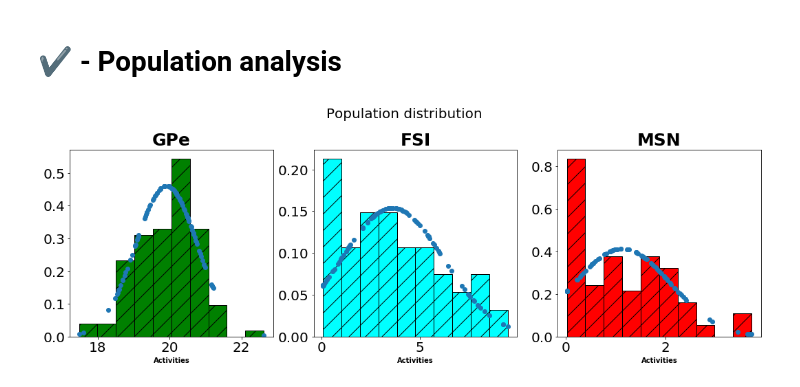
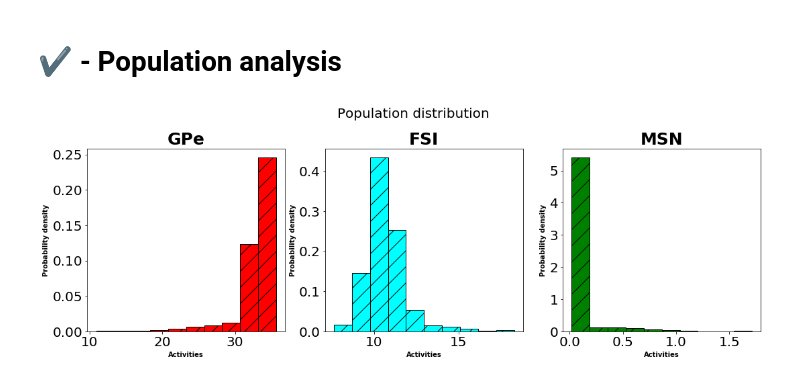
Before and after one commit to YacineOb/BasalGangliaModel2017, a Jupyter notebook: Basal_Ganglia_Model_MsnGpFsi.ipynb, the cells around one changed output. Saved outputs shown, nothing was run; the diff lists cells and outputs as text; code cells hidden in the pictures.

```diff
--- a/Basal_Ganglia_Model_MsnGpFsi.ipynb
+++ b/Basal_Ganglia_Model_MsnGpFsi.ipynb
@@ -165,7 +165,7 @@ def Spectrum(): # Plot the spectrum and return the plot of 3 populations
 # ✔	 - Initial parameters -
 # %%
 ## Population size (number of neuron)
-n = 100
+n = 1000
 
 ## Default Time beginning (second)
 t = 0
@@ -199,9 +199,9 @@ M = {
 
  ## Weights (connextions pre->post ; notation: PostPre):
 G = {
-    "GpeMsn": 1.00,
-    "FsiGpe": 3.30,
-    "MsnFsi": 1.00,     # depend de la racine cubique
+    "GpeMsn": 14.00,
+    "FsiGpe": 1.00,
+    "MsnFsi": 1.00,
 }
 
  ## Tau:
@@ -220,9 +220,9 @@ D = {
 
  ## Connection probability:
 C = {
-    "GpeMsn": 1.00, #alltoall
-    "FsiGpe": 1.00,
-    "MsnFsi": 1.00, #alltoall
+    "GpeMsn": 1.000, #alltoall
+    "FsiGpe": 0.375,
+    "MsnFsi": 0.875, #alltoall
 }
 
  ## External Input, calculated and constant all over the simulation
@@ -272,8 +291,8 @@ for con in connections:
  ## Noise (sigma):
 TN = {
     "Msn": H["Msn"]/1,
-    "Fsi": H["Fsi"]/30,
-    "Gpe": H["Gpe"]/30
+    "Fsi": H["Fsi"]/40,
+    "Gpe": H["Gpe"]/40
 }
 # %%
 T = dict()
@@ -361,3 +382,9 @@ for k in range(0,n):
     plt.savefig('DataFsi/{}/Mn{}.png'.format(timestr,k+1),dpi=300,bbox_inches='tight')
     plt.show()
     plt.close()
+# %%
+## Plotting one neuron randomly
+k=np.random.randint(0,1000)
+plotting(k,m,'Activity over time: Neuron','Time (ms)','Activity (spk/s)',con,connections,value,'MsnFsi','GpeMsn','FsiGpe',On=0)
+plt.savefig('DataFsi/{}/Mn{}.png'.format(timestr,k+1),dpi=300,bbox_inches='tight')
+plt.show()
@@ -431,43 +494,36 @@ for k in tqdm(np.arange(0,n,1)):
     for t in range(0,n_period):
         moyFsiGpe.append(m['FsiGpe'][t][k])
         moyGpeMsn.append(m['GpeMsn'][t][k])
         moyMsnFsi.append(m['MsnFsi'][t][k])
 
     supmoyFG.append(np.mean(moyFsiGpe))
     supmoyGM.append(np.mean(moyGpeMsn))
     supmoyMF.append(np.mean(moyMsnFsi))
 
 fig, axes = plt.subplots(1, 3, figsize=(18, 5))
 fig.suptitle("Population distribution",y=1.05, fontsize=20)
 
-fit1 = stats.norm.pdf(supmoyFG, np.mean(supmoyFG), np.std(supmoyFG))  #this is a fitting indeed
-fit2 = stats.norm.pdf(supmoyMF, np.mean(supmoyMF), np.std(supmoyMF))  #this is a fitting indeed
-fit3 = stats.norm.pdf(supmoyGM, np.mean(supmoyGM), np.std(supmoyGM))  #this is a fitting indeed
 
-
-axes[0].hist(supmoyFG,normed=True,edgecolor='black',color ='green', hatch = '/')
-axes[0].plot(supmoyFG,fit1, 'o')
+axes[0].hist(supmoyFG,normed=True,edgecolor='black',color ='red', hatch = '/')
 axes[0].set_title("GPe",fontsize=25,fontweight='bold')
 axes[0].set_xlabel("Activities",fontsize=10)
-#axes[0].set_ylabel('Probability',fontsize=10)
+axes[0].set_ylabel('Probability density',fontsize=10)
 
 
 axes[1].hist(supmoyMF,normed=True,edgecolor='black',color ='cyan', hatch = '/')
-axes[1].plot(supmoyMF,fit2, 'o')
 axes[1].set_title("FSI",fontsize=25,fontweight='bold')
 axes[1].set_xlabel("Activities",fontsize=10)
-#axes[1].set_ylabel('Probability',fontsize=10)
+axes[1].set_ylabel('Probability density',fontsize=10)
 
 
-axes[2].hist(supmoyGM,normed=True,edgecolor='black',color ='red', hatch = '/')
-axes[2].plot(supmoyGM,fit3, 'o')
+axes[2].hist(supmoyGM,normed=True,edgecolor='black',color ='green', hatch = '/')
 axes[2].set_title("MSN",fontsize=25,fontweight='bold')
 axes[2].set_xlabel("Activities",fontsize=10)
-#axes[2].set_ylabel('Probability',fontsize=10)
+axes[2].set_ylabel('Probability density',fontsize=10)
 
 plt.savefig('DataFsi/{}/Dsitribution72.png'.format(timestr),dpi=72,bbox_inches='tight')
 plt.savefig('DataFsi/{}/Dsitribution150.png'.format(timestr),dpi=150,bbox_inches='tight')
 plt.savefig('DataFsi/{}/Dsitribution300.png'.format(timestr),dpi=300,bbox_inches='tight')
 plt.show()
 # %% [output]
-[figure, old version]
+[figure, new version]
```
Also changed, not shown: parts of 9 cells of this notebook, 2 other files.
